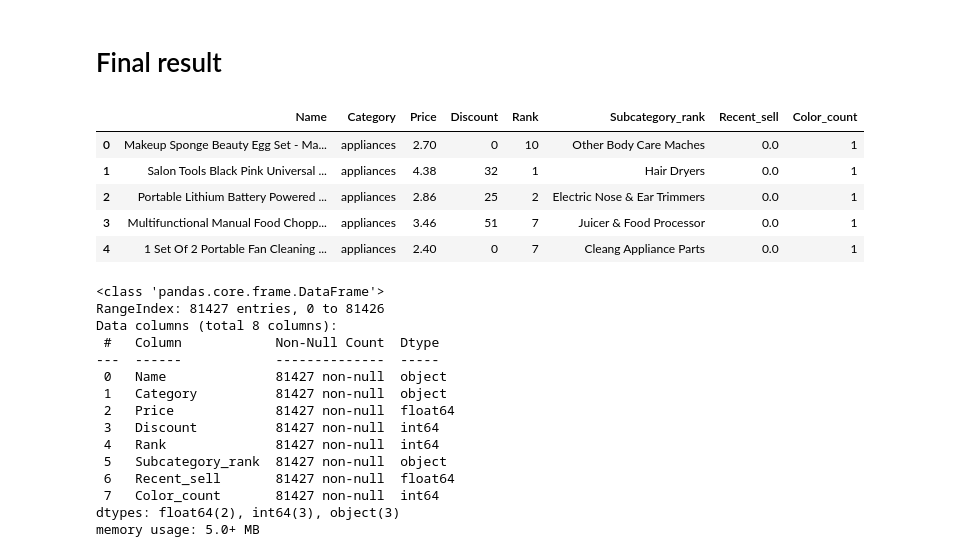
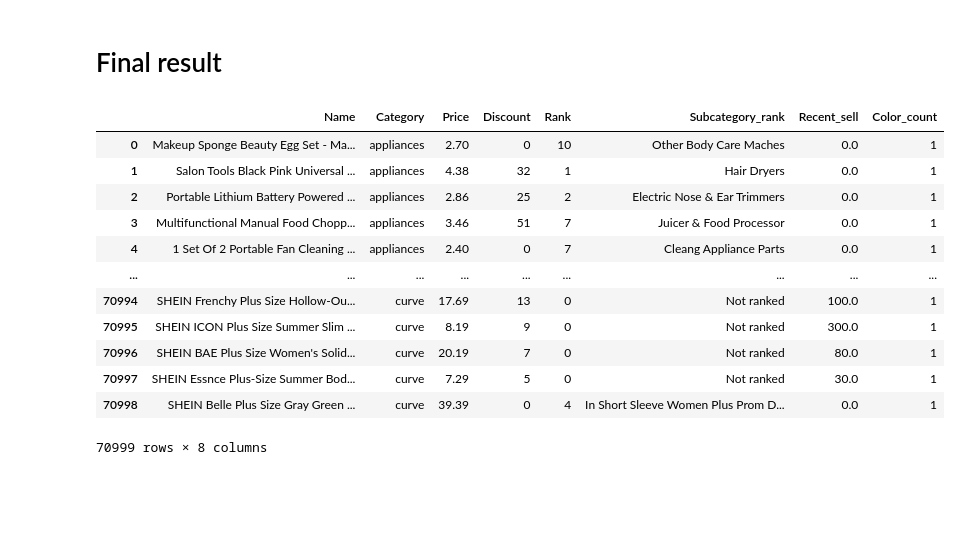
Before and after one commit to Cassamajor-Wany/Cleaning-data-using-python, a Jupyter notebook: Data_cleaning.ipynb, the cells around one changed output. Cells and saved outputs as stored; diff of their text form; code cells hidden in the pictures; blank space fills up the shorter version.

```diff
--- a/Data_cleaning.ipynb
+++ b/Data_cleaning.ipynb
@@ -147,3 +157,6 @@ dtype: int64
+# %%
+# drop the duplicated based on the name of the product
+df.drop_duplicates(subset="goods-title-link", inplace=True)
 # %% [markdown]
 # Cleaning data
 # %%
@@ -247,0 +286,2 @@ dtype: object
+# %%
+df.drop(75742, inplace=True)
@@ -279,29 +378,18 @@ df.reset_index(drop=True, inplace=True)
 # %% [markdown]
 # Final result
 # %%
-df.head()
+df
 # %% [output]
 |  | Name | Category | Price | Discount | Rank | Subcategory_rank | Recent_sell | Color_count |
 | 0 | Makeup Sponge Beauty Egg Set - Ma... | appliances | 2.70 | 0 | 10 | Other Body Care Maches | 0.0 | 1 |
 | 1 | Salon Tools Black Pink Universal ... | appliances | 4.38 | 32 | 1 | Hair Dryers | 0.0 | 1 |
 | 2 | Portable Lithium Battery Powered ... | appliances | 2.86 | 25 | 2 | Electric Nose & Ear Trimmers | 0.0 | 1 |
 | 3 | Multifunctional Manual Food Chopp... | appliances | 3.46 | 51 | 7 | Juicer & Food Processor | 0.0 | 1 |
 | 4 | 1 Set Of 2 Portable Fan Cleaning ... | appliances | 2.40 | 0 | 7 | Cleang Appliance Parts | 0.0 | 1 |
+| ... | ... | ... | ... | ... | ... | ... | ... | ... |
+| 70994 | SHEIN Frenchy Plus Size Hollow-Ou... | curve | 17.69 | 13 | 0 | Not ranked | 100.0 | 1 |
+| 70995 | SHEIN ICON Plus Size Summer Slim ... | curve | 8.19 | 9 | 0 | Not ranked | 300.0 | 1 |
+| 70996 | SHEIN BAE Plus Size Women's Solid... | curve | 20.19 | 7 | 0 | Not ranked | 80.0 | 1 |
+| 70997 | SHEIN Essnce Plus-Size Summer Bod... | curve | 7.29 | 5 | 0 | Not ranked | 30.0 | 1 |
+| 70998 | SHEIN Belle Plus Size Gray Green ... | curve | 39.39 | 0 | 4 | In Short Sleeve Women Plus Prom D... | 0.0 | 1 |
+70999 rows × 8 columns
-# %%
-df.info()
-# %% [output]
-<class 'pandas.core.frame.DataFrame'>
-RangeIndex: 81427 entries, 0 to 81426
-Data columns (total 8 columns):
- #   Column            Non-Null Count  Dtype
----  ------            --------------  -----
- 0   Name              81427 non-null  object
- 1   Category          81427 non-null  object
- 2   Price             81427 non-null  float64
- 3   Discount          81427 non-null  int64
- 4   Rank              81427 non-null  int64
- 5   Subcategory_rank  81427 non-null  object
- 6   Recent_sell       81427 non-null  float64
- 7   Color_count       81427 non-null  int64
-dtypes: float64(2), int64(3), object(3)
-memory usage: 5.0+ MB
```
Also changed, not shown: parts of 27 cells of this notebook.
